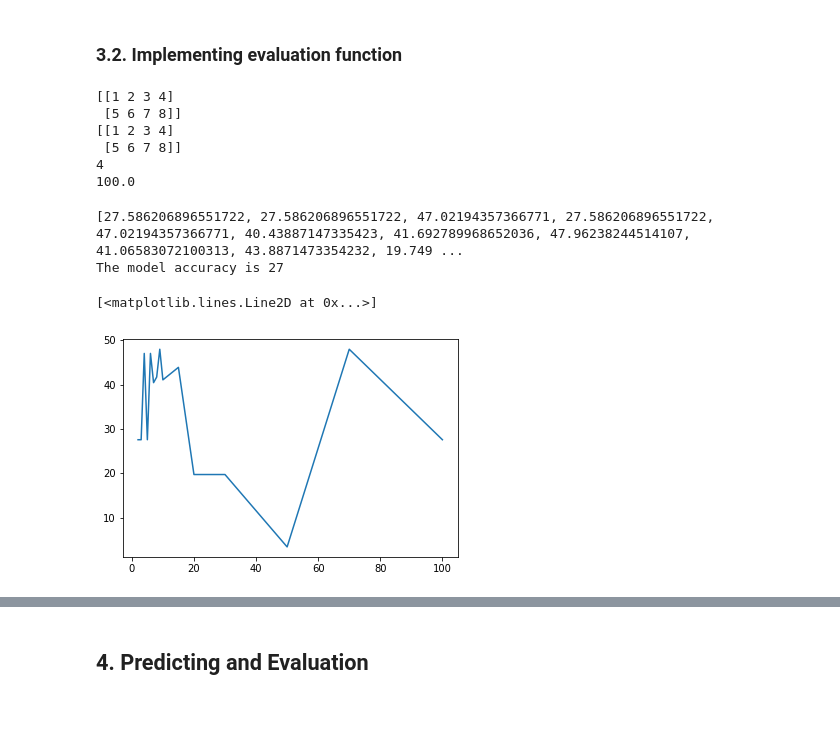
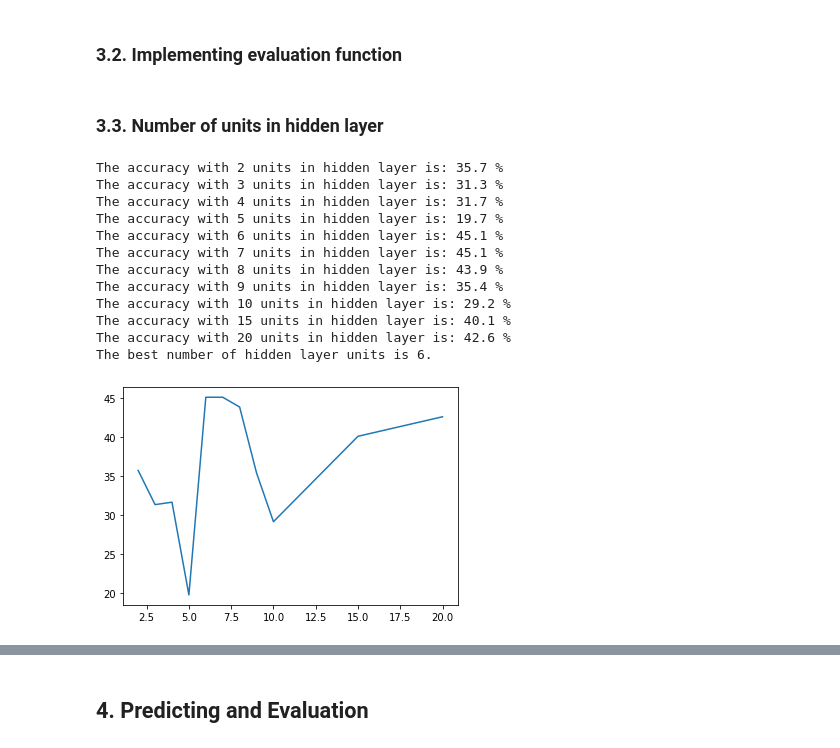
Before and after one commit to mahmoudjahanshahi/DeepLearning, a Jupyter notebook: RedWineQuality/shallowNN.ipynb, the cells around one changed output, grey strips where cells are left out. Saved outputs shown, nothing was run; the diff lists cells and outputs as text; code cells hidden in the pictures; blank space fills up the shorter version.

```diff
--- a/RedWineQuality/shallowNN.ipynb
+++ b/RedWineQuality/shallowNN.ipynb
@@ -79 +79,12 @@ Y_train , Y_cv , Y_test = np.split(newY , [m_train,m_train+m_cv] , axis=1)
+# %%
+def normalize(X):
+
+    mean = np.mean(X,axis=1)
+    mean = np.reshape(mean,(np.shape(mean)[0],1))
+    std = np.std(X,axis=1)
+    std = np.reshape(std,(np.shape(std)[0],1))
+
+    X_norm = (X-mean)/std
+
+    return X_norm
 # %% [markdown]
@@ -101,11 +112,11 @@ n_y = 6
 *W2*: weight matrix of shape (n_y, n_h)
 *b2*: bias vector of shape (n_y, 1)
 # %%
-def initialize_parameters(n_x, n_h, n_y):
+def initialize_parameters(n_x, n_h, n_y, scaling_factor):
 
-    W1 = np.random.randn(n_h,n_x)*0.01
+    W1 = np.random.randn(n_h,n_x)*scaling_factor
     b1 = np.zeros((n_h,1))
-    W2 = np.random.randn(n_y,n_h)*0.01
+    W2 = np.random.randn(n_y,n_h)*scaling_factor
     b2 = np.zeros((n_y,1))
 
     assert (W1.shape == (n_h, n_x))
@@ -230,7 +241,9 @@ def update_parameters(parameters, grads, learning_rate):
 # %%
-def nn_model(X, Y, n_h, learning_rate, num_iterations = 10000, print_cost=False):
+def nn_model(X, Y, n_h=4, scaling_factor=0.01, learning_rate=1.2, num_iterations = 10000, print_cost=False):
 
-    parameters = initialize_parameters(n_x, n_h, n_y)
+    parameters = initialize_parameters(n_x, n_h, n_y, scaling_factor)
+
+    X = normalize(X)
 
     for i in range(0, num_iterations):
         A2, tmp = forward_propagation(X, parameters)
@@ -263,37 +276,36 @@ def pred_evaluation(predictions,Y):
     accuracy = correct/m*100
 
     return accuracy
-# %%
-a=np.array([[1,2,3,4],[5,6,7,8]])
-b=np.array([[1,2,3,4],[5,6,7,8]])
-correct = np.sum(np.min((a==b).astype(int),axis=0))
-print(a)
-print(b)
-print(correct)
-print(pred_evaluation(a,b))
-# %% [output]
-[[1 2 3 4]
- [5 6 7 8]]
-[[1 2 3 4]
- [5 6 7 8]]
-4
-100.0
+# %% [markdown]
+### 3.3. Number of units in hidden layer
 # %%
-test_n_h = (2,3,4,5,6,7,8,9,10,15,20,30,50,70,100)
+test_set = (2,3,4,5,6,7,8,9,10,15,20)
 accuracy_log = []
-for i in test_n_h:
-    parameters = nn_model(X_train, Y_train, n_h = i, learning_rate=0.5, num_iterations = 1000)
+max_accuracy = 0
+best_result = 0
+for i in test_set:
+    parameters = nn_model(X_train, Y_train, n_h = i, scaling_factor = 0.001, learning_rate = 0.7, num_iterations = 2000)
     predictions = predict(parameters, X_cv)
     accuracy = pred_evaluation(predictions,Y_cv)
     accuracy_log.append(accuracy)
+    print("The accuracy with %d units in hidden layer is: %.1f %% " %(i,accuracy))
+    if accuracy > max_accuracy:
+        max_accuracy = accuracy
+        best_result = i
 
-print(accuracy_log)
-print("The model accuracy is %d" %accuracy)
+plt.plot(test_set, accuracy_log)
+print("The best number of hidden layer units is %d." %best_result)
 # %% [output]
-[27.586206896551722, 27.586206896551722, 47.02194357366771, 27.586206896551722, 47.02194357366771, 40.43887147335423, 41.692789968652036, 47.96238244514107, 41.06583072100313, 43.8871473354232, 19.749 ...
-The model accuracy is 27
+The accuracy with 2 units in hidden layer is: 35.7 %
+The accuracy with 3 units in hidden layer is: 31.3 %
+The accuracy with 4 units in hidden layer is: 31.7 %
+The accuracy with 5 units in hidden layer is: 19.7 %
+The accuracy with 6 units in hidden layer is: 45.1 %
+The accuracy with 7 units in hidden layer is: 45.1 %
+The accuracy with 8 units in hidden layer is: 43.9 %
+The accuracy with 9 units in hidden layer is: 35.4 %
+The accuracy with 10 units in hidden layer is: 29.2 %
+The accuracy with 15 units in hidden layer is: 40.1 %
+The accuracy with 20 units in hidden layer is: 42.6 %
+The best number of hidden layer units is 6.
+[figure, added]
-# %%
-plt.plot(test_n_h, accuracy_log)
-# %% [output]
-[<matplotlib.lines.Line2D at 0x...>]
-[figure, removed]
```
Also changed, not shown: parts of 17 cells of this notebook.
